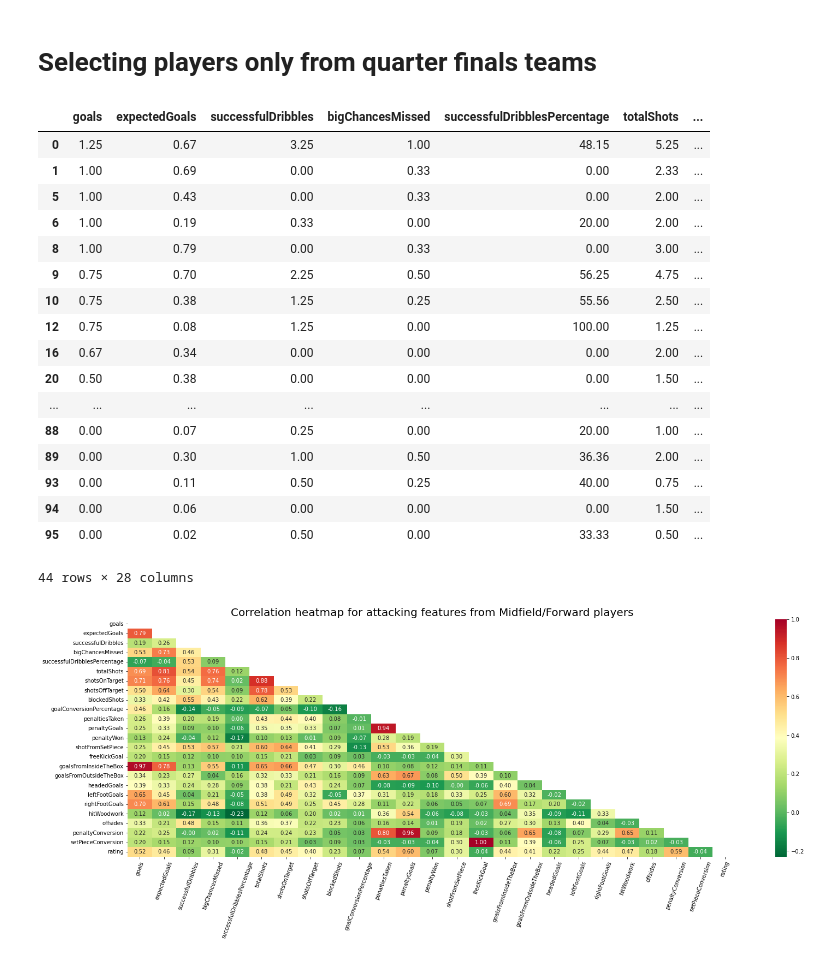
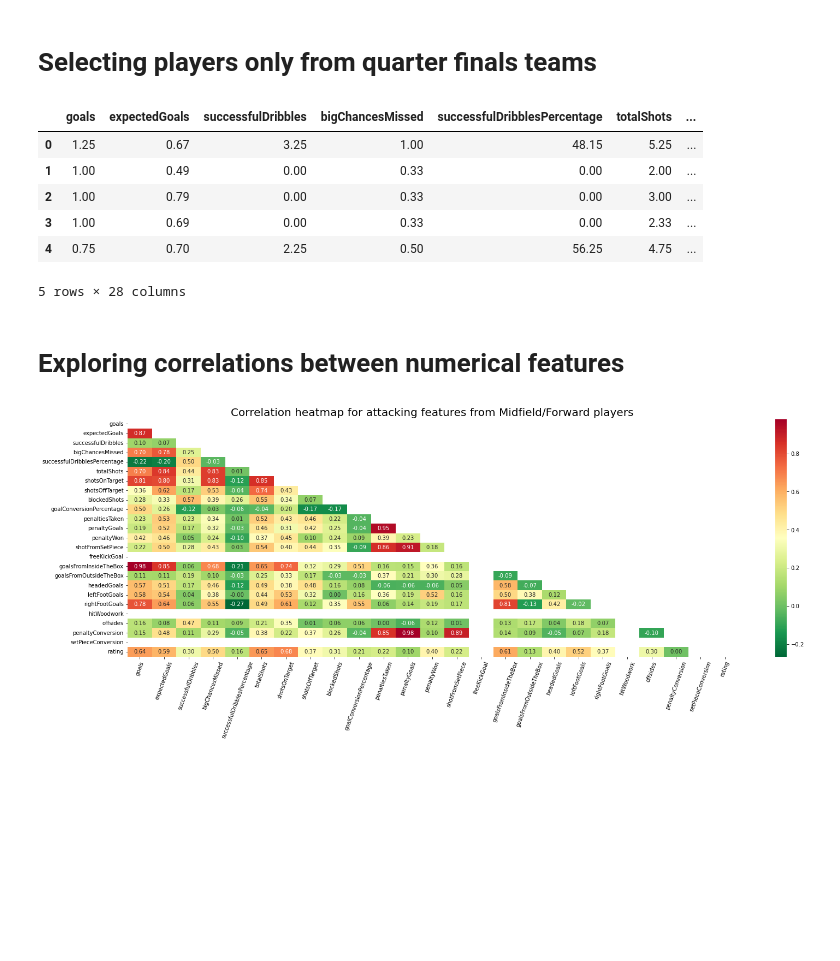
Before and after one commit to rpacco/soccer_analysis, a Jupyter notebook: first_phase.ipynb, the cells around one changed output. Drawn from its saved outputs; the diff is of its cells as text; code cells hidden in the pictures; blank space fills up the shorter version.

```diff
--- a/first_phase.ipynb
+++ b/first_phase.ipynb
@@ -47,7 +47,7 @@ url = (
     "order=-rating&"
     "accumulation=perGame&"
     f"fields={attack_fields}&"
-    "filters=position.in.M~F"
+    "filters=position.in.F"
 )
 # %%
 # defining user-agent browser
@@ -105,28 +105,19 @@ df_treated = (
 # %%
 quarters_teams = ["France", "England", "Argentina", "Brazil", "Portugal", "Croatia", "Netherlands", "Morocco"]
 # %%
-df_treated = df_treated[df_treated["shortName"].isin(quarters_teams)]
+df_treated = df_treated[df_treated["shortName"].isin(quarters_teams)].reset_index(drop=True)
 # %%
-df_treated
+df_treated.head()
 # %% [output]
 |  | goals | expectedGoals | successfulDribbles | bigChancesMissed | successfulDribblesPercentage | totalShots | ... |
 | 0 | 1.25 | 0.67 | 3.25 | 1.00 | 48.15 | 5.25 | ... |
-| 1 | 1.00 | 0.69 | 0.00 | 0.33 | 0.00 | 2.33 | ... |
-| 5 | 1.00 | 0.43 | 0.00 | 0.33 | 0.00 | 2.00 | ... |
-| 6 | 1.00 | 0.19 | 0.33 | 0.00 | 20.00 | 2.00 | ... |
-| 8 | 1.00 | 0.79 | 0.00 | 0.33 | 0.00 | 3.00 | ... |
-| 9 | 0.75 | 0.70 | 2.25 | 0.50 | 56.25 | 4.75 | ... |
-| 10 | 0.75 | 0.38 | 1.25 | 0.25 | 55.56 | 2.50 | ... |
-| 12 | 0.75 | 0.08 | 1.25 | 0.00 | 100.00 | 1.25 | ... |
-| 16 | 0.67 | 0.34 | 0.00 | 0.00 | 0.00 | 2.00 | ... |
-| 20 | 0.50 | 0.38 | 0.00 | 0.00 | 0.00 | 1.50 | ... |
-| ... | ... | ... | ... | ... | ... | ... | ... |
-| 88 | 0.00 | 0.07 | 0.25 | 0.00 | 20.00 | 1.00 | ... |
-| 89 | 0.00 | 0.30 | 1.00 | 0.50 | 36.36 | 2.00 | ... |
-| 93 | 0.00 | 0.11 | 0.50 | 0.25 | 40.00 | 0.75 | ... |
-| 94 | 0.00 | 0.06 | 0.00 | 0.00 | 0.00 | 1.50 | ... |
-| 95 | 0.00 | 0.02 | 0.50 | 0.00 | 33.33 | 0.50 | ... |
+| 1 | 1.00 | 0.49 | 0.00 | 0.33 | 0.00 | 2.00 | ... |
+| 2 | 1.00 | 0.79 | 0.00 | 0.33 | 0.00 | 3.00 | ... |
+| 3 | 1.00 | 0.69 | 0.00 | 0.33 | 0.00 | 2.33 | ... |
+| 4 | 0.75 | 0.70 | 2.25 | 0.50 | 56.25 | 4.75 | ... |
-44 rows × 28 columns
+5 rows × 28 columns
+# %% [markdown]
+# Exploring correlations between numerical features
 # %%
 # ploting correlation heatmap
 plt.figure(figsize = (25, 8))
@@ -134,5 +125,5 @@ sns.heatmap(df_treated.corr(), annot=True, fmt=".2f", mask=np.triu(df_treated.co
 plt.xticks(rotation=70)
 plt.title("Correlation heatmap for attacking features from Midfield/Forward players", fontdict={"fontsize": 20});
 # %% [output]
-[figure, old version]
+[figure, new version]
 # %%
```
Also changed, not shown: parts of 9 cells of this notebook.
